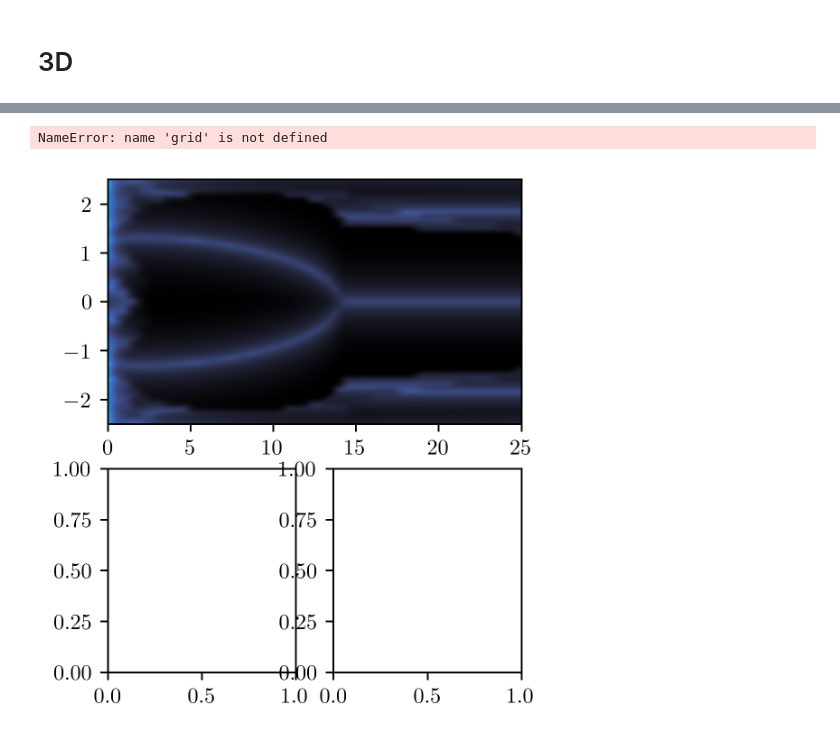
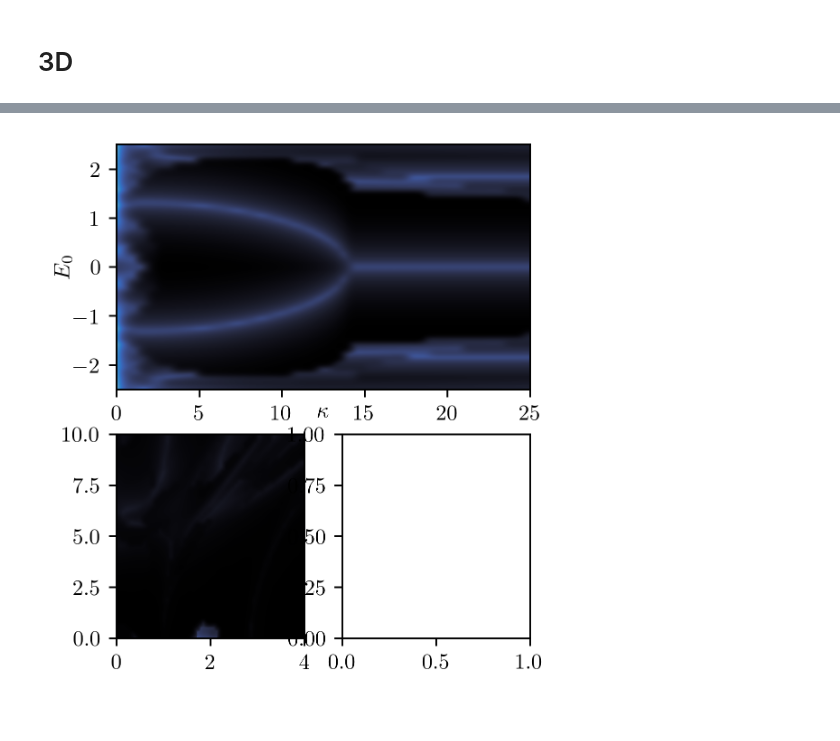
Before and after one commit to lauragoms/TAI-localizer, a Jupyter notebook: appendix/kappa.ipynb, the cells around one changed output, grey strips where cells are left out. Cells and saved outputs as stored; diff of their text form; code cells hidden in the pictures.

```diff
--- a/appendix/kappa.ipynb
+++ b/appendix/kappa.ipynb
@@ -151,10 +151,15 @@ fig.savefig("localgap_kappa_grid.pdf", bbox_inches='tight', dpi=350)
 # %% [markdown]
 # 3D
 # %%
-output = load_cluster_results(
+output_a = load_cluster_results(
     "results_3d_a",
     "results_kappa*_E0_50_L10.h5",
 )
+output_bc = load_cluster_results(
+    "results_3d_bc",
+    "results_seed2.0_kappa_2_L10.h5",
+    check_reals=50,
+)
 # %% [output]
 Loaded 50 files from results_3d_a
 kappa range: [0.000,25.000]
@@ -196,8 +183,7 @@ M_values = np.linspace(0, 4, 50)
 kappa_values = np.linspace(0, 25, 50)
 E_values = np.linspace(-2.5, 2.5, 50)
 
-localgap_grid = np.array(output['local_gap'])
-
+localgap_grid = np.array(output_a['local_gap'])
 
 
 fig = plt.figure(figsize=(aps_halfwidth, aps_halfwidth*1.2), dpi=350)
@@ -232,15 +218,17 @@ im = ax_top.imshow(
 
 # ax_top.set_xlim(0,20)
 
-# ax_top.set_xlabel(r'$\kappa$', labelpad=-2)
-# ax_top.set_ylabel(r'$E_0$', labelpad=0)
+ax_top.set_xlabel(r'$\kappa$', labelpad=-10)
+ax_top.set_ylabel(r'$E_0$', labelpad=0)
 # # plt.savefig("localgap_kappa_grid.png", bbox_inches='tight')
 
-
+localgap_b = np.array(output_bc['local_gap_grid'])
+M_values = np.linspace(0, 4, 50)
+W_values = np.linspace(0, 10, 50)
 axes = ax_bl
 # for i, axes in enumerate([ax_bl, ax_br]):
 im = axes.imshow(
-    grid.T,
+    localgap_b.T,
     extent=(M_values[0], M_values[-1], W_values[0], W_values[-1]),
     origin="lower",
     aspect="auto",
@@ -250,44 +238,43 @@ im = axes.imshow(
     rasterized=True,
 )
 # axes.set_xticks([-2, 0, 2, 4])
-axes.set_xlabel(r'$M$', labelpad=0)
-fig.colorbar(
-    im,
-    ax=ax_top,
-    orientation='vertical',
-    fraction=0.05,
-    norm='log',
-    label='Local gap',
-    ticks=[10**np.round(np.min(np.log10(grid[:,:].T))), 10**np.floor(np.max(np.log10(grid[:,:].T)))], )
+# axes.set_xlabel(r'$M$', labelpad=0)
+# fig.colorbar(
+#     im,
+#     ax=ax_top,
+#     orientation='vertical',
+#     fraction=0.05,
+#     norm='log',
+#     label='Local gap',
+#     ticks=[10**np.round(np.min(np.log10(grid[:,:].T))), 10**np.floor(np.max(np.log10(grid[:,:].T)))], )
 
 # ax_bl.set_ylabel(r'$W$', labelpad=0)
 # ax_br.set_yticks([])
 
 
 # ax_cbar = ax_top.inset_axes([1.05, -0.6, 0.05, 1.2])
 # cbar = fig.colorbar(
 #     im,
 #     cax=ax_cbar,
 #     orientation='vertical',
 #     fraction=1,
 #     norm='log',
 #     # label='Local gap',
 #     )
 # cbar.set_label('Local gap', labelpad=-15)
 # cbar.outline.set_visible(False)
 # cbar.ax.minorticks_off()
 # cbar.ax.tick_params(length=0)
 # cbar.set_ticks([10**np.round(np.min(np.log10(localgap_grid[:,:].T))), 10**np.floor(np.max(np.log10(localgap_grid[:,:].T)))])
 
 
 # ax_cbar.tick_params(length=0)
 # ax_cbar.set_frame_on(False)
 # ax_cbar.set_rasterized(True)
 # # cbar.outline.set_visible(False)
 
 # label = ['a)', 'b)', 'c)']
 # # for axes in [ax_top, ax_bl, ax_br]:
 # #     axes.text(label.pop(0), transform=axes.transAxes, xy=(0.05, 0.9), color='white', y=0.9, s=axes.texts[0].get_text(), fontsize=12)
 # %% [output]
-NameError: name 'grid' is not defined
-[figure, old version]
+[figure, new version]
```
Also changed, not shown: parts of 4 cells of this notebook.
